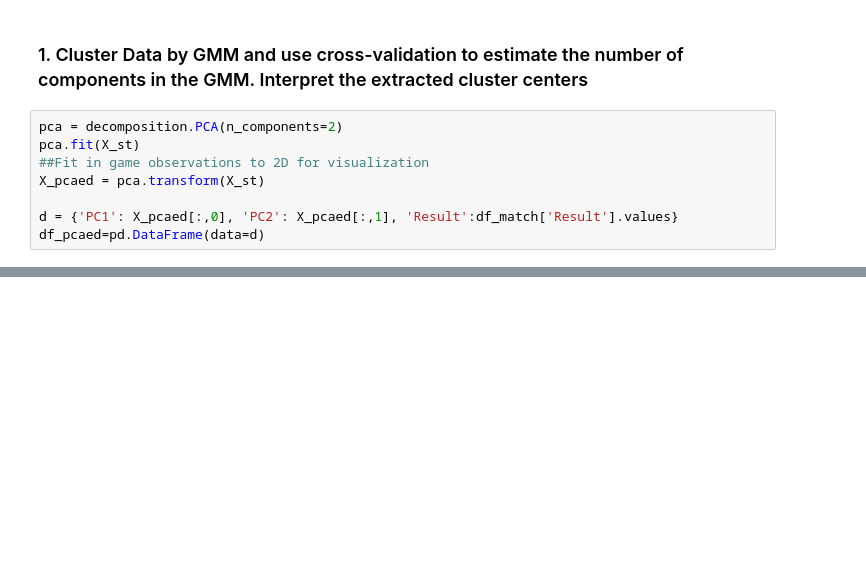
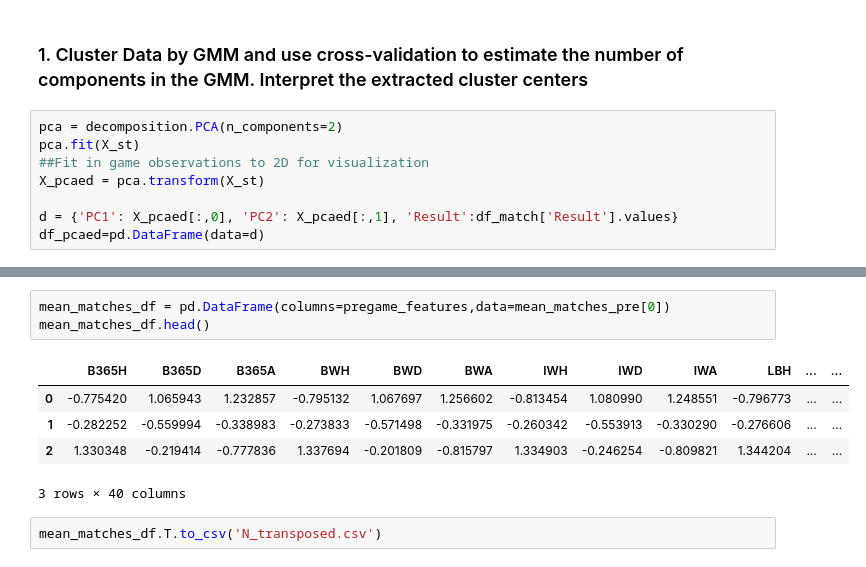
Before and after one commit to ShawnHouCHN/Introduction-to-Machine-Learning-and-Data-Mining-E17, a Jupyter notebook: Project3/Project 3 GMM.ipynb, the cells around one changed output, grey strips where cells are left out. Drawn from its saved outputs; the diff is of its cells as text; blank space fills up the shorter version.

```diff
--- a/Project3/Project 3 GMM.ipynb
+++ b/Project3/Project 3 GMM.ipynb
@@ -214,0 +167,11 @@ print (np.mean(df_pcaed['CLUSTERPRE'] == df_pcaed['Result']) * 100)
+# %%
+mean_matches_df = pd.DataFrame(columns=pregame_features,data=mean_matches_pre[0])
+mean_matches_df.head()
+# %% [output]
+|  | B365H | B365D | B365A | BWH | BWD | BWA | IWH | IWD | IWA | LBH | ... | ... |
+| 0 | -0.775420 | 1.065943 | 1.232857 | -0.795132 | 1.067697 | 1.256602 | -0.813454 | 1.080990 | 1.248551 | -0.796773 | ... | ... |
+| 1 | -0.282252 | -0.559994 | -0.338983 | -0.273833 | -0.571498 | -0.331975 | -0.260342 | -0.553913 | -0.330290 | -0.276606 | ... | ... |
+| 2 | 1.330348 | -0.219414 | -0.777836 | 1.337694 | -0.201809 | -0.815797 | 1.334903 | -0.246254 | -0.809821 | 1.344204 | ... | ... |
+3 rows × 40 columns
+# %%
+mean_matches_df.T.to_csv('N_transposed.csv')
```
Also changed, not shown: parts of 9 cells of this notebook.
